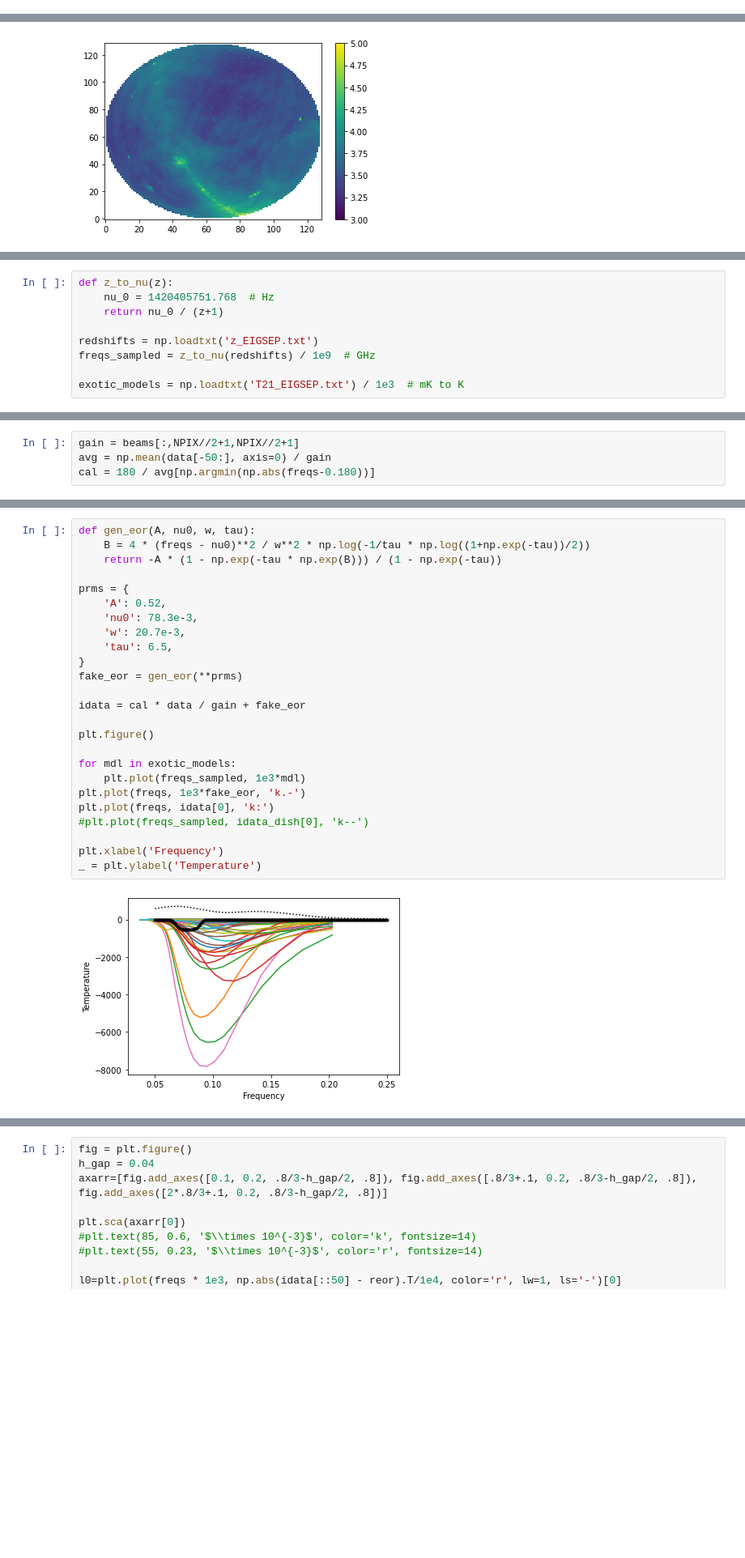
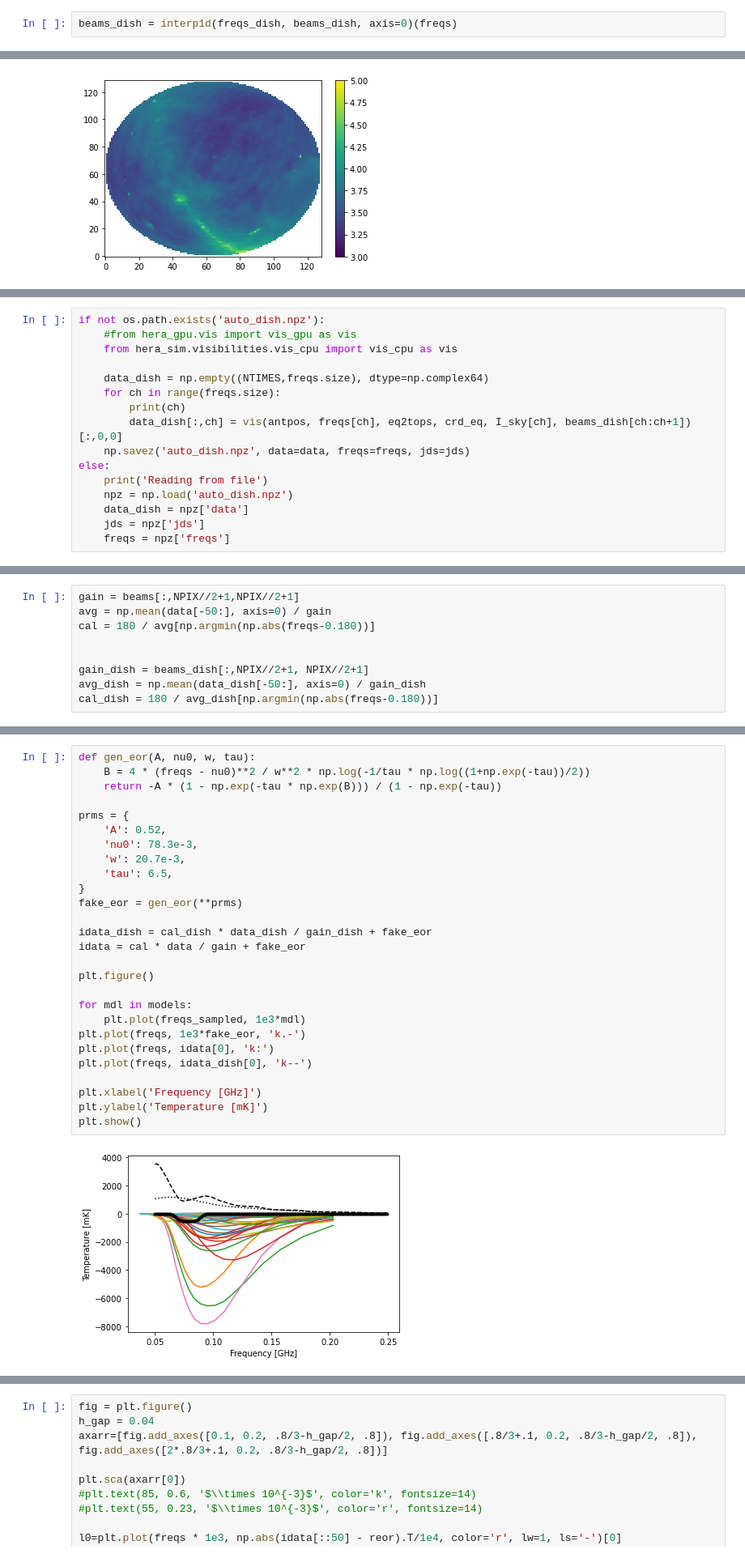
Before and after one commit to christianhbye/eigsep_misc, a Jupyter notebook: mock_vivaldi_analysis/mock_vivaldi_analysis_CHB.ipynb, the cells around one changed output, grey strips where cells are left out. Shown at 81% size. Drawn from its saved outputs; the diff is of its cells as text; blank space fills up the shorter version.

```diff
--- a/mock_vivaldi_analysis/mock_vivaldi_analysis_CHB.ipynb
+++ b/mock_vivaldi_analysis/mock_vivaldi_analysis_CHB.ipynb
@@ -54,0 +136,2 @@ plt.show()
+# %%
+beams_dish = interp1d(freqs_dish, beams_dish, axis=0)(freqs)
@@ -149,9 +233,0 @@ freqs.size
-# %%
-def z_to_nu(z):
-    nu_0 = 1420405751.768  # Hz
-    return nu_0 / (z+1)
-
-redshifts = np.loadtxt('z_EIGSEP.txt')
-freqs_sampled = z_to_nu(redshifts) / 1e9  # GHz
-
-exotic_models = np.loadtxt('T21_EIGSEP.txt') / 1e3  # mK to K
@@ -161,0 +234,16 @@ data.shape
+# %%
+if not os.path.exists('auto_dish.npz'):
+    #from hera_gpu.vis import vis_gpu as vis
+    from hera_sim.visibilities.vis_cpu import vis_cpu as vis
+
+    data_dish = np.empty((NTIMES,freqs.size), dtype=np.complex64)
+    for ch in range(freqs.size):
+        print(ch)
+        data_dish[:,ch] = vis(antpos, freqs[ch], eq2tops, crd_eq, I_sky[ch], beams_dish[ch:ch+1])[:,0,0]
+    np.savez('auto_dish.npz', data=data, freqs=freqs, jds=jds)
+else:
+    print('Reading from file')
+    npz = np.load('auto_dish.npz')
+    data_dish = npz['data']
+    jds = npz['jds']
+    freqs = npz['freqs']
@@ -163,3 +269,8 @@ data.shape
 gain = beams[:,NPIX//2+1,NPIX//2+1]
 avg = np.mean(data[-50:], axis=0) / gain
 cal = 180 / avg[np.argmin(np.abs(freqs-0.180))]
+
+
+gain_dish = beams_dish[:,NPIX//2+1, NPIX//2+1]
+avg_dish = np.mean(data_dish[-50:], axis=0) / gain_dish
+cal_dish = 180 / avg_dish[np.argmin(np.abs(freqs-0.180))]
@@ -189,27 +277,29 @@ array([-0.11165953, -0.15736483, -0.15776965, -1.9438623 , -0.09004246,
 # %%
 def gen_eor(A, nu0, w, tau):
     B = 4 * (freqs - nu0)**2 / w**2 * np.log(-1/tau * np.log((1+np.exp(-tau))/2))
     return -A * (1 - np.exp(-tau * np.exp(B))) / (1 - np.exp(-tau))
 
 prms = {
     'A': 0.52,
     'nu0': 78.3e-3,
     'w': 20.7e-3,
     'tau': 6.5,
 }
 fake_eor = gen_eor(**prms)
 
+idata_dish = cal_dish * data_dish / gain_dish + fake_eor
 idata = cal * data / gain + fake_eor
 
 plt.figure()
 
-for mdl in exotic_models:
+for mdl in models:
     plt.plot(freqs_sampled, 1e3*mdl)
 plt.plot(freqs, 1e3*fake_eor, 'k.-')
 plt.plot(freqs, idata[0], 'k:')
-#plt.plot(freqs_sampled, idata_dish[0], 'k--')
+plt.plot(freqs, idata_dish[0], 'k--')
 
-plt.xlabel('Frequency')
-_ = plt.ylabel('Temperature')
+plt.xlabel('Frequency [GHz]')
+plt.ylabel('Temperature [mK]')
+plt.show()
 # %% [output]
-[figure, old version]
+[figure, new version]
```
Also changed, not shown: parts of 46 cells of this notebook.
